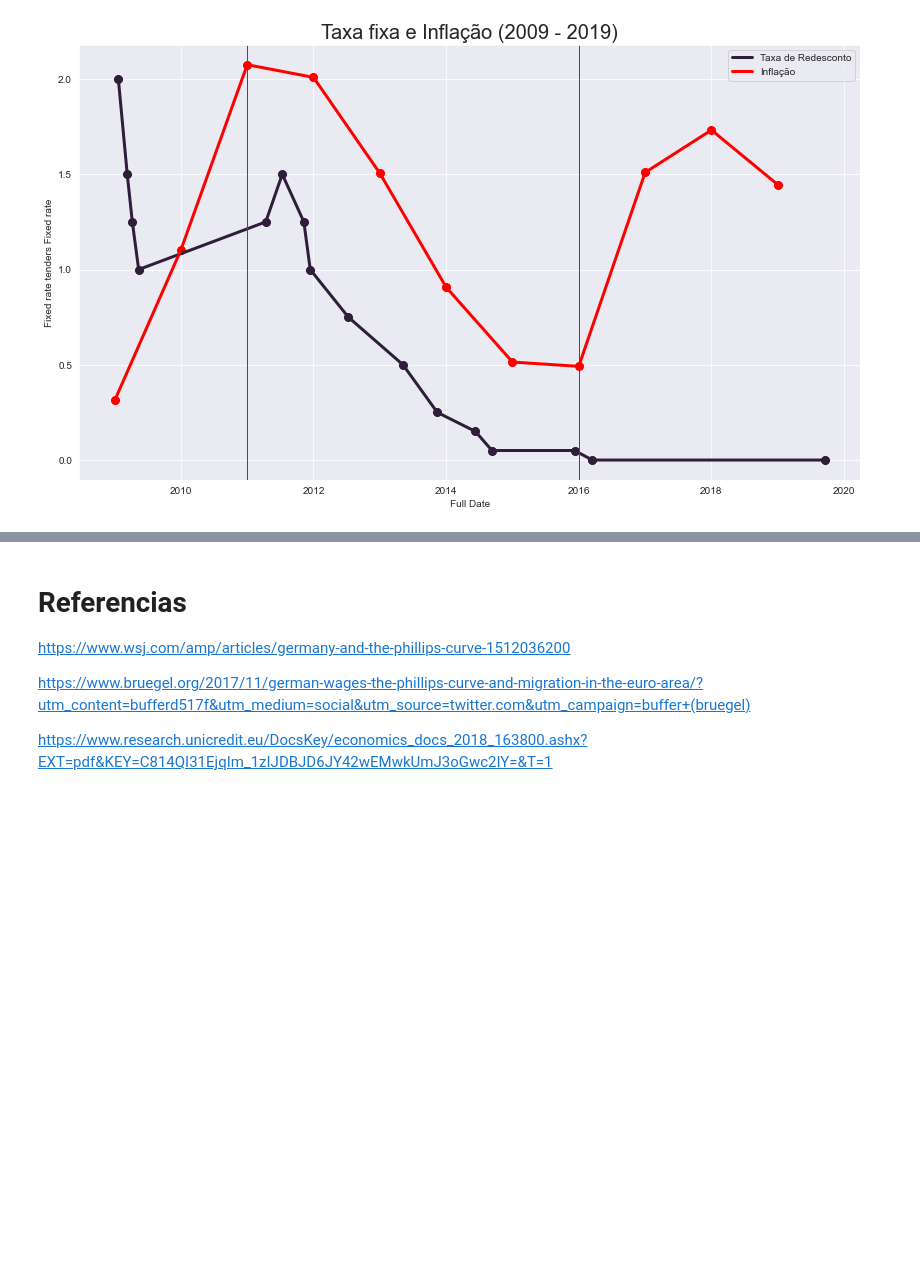
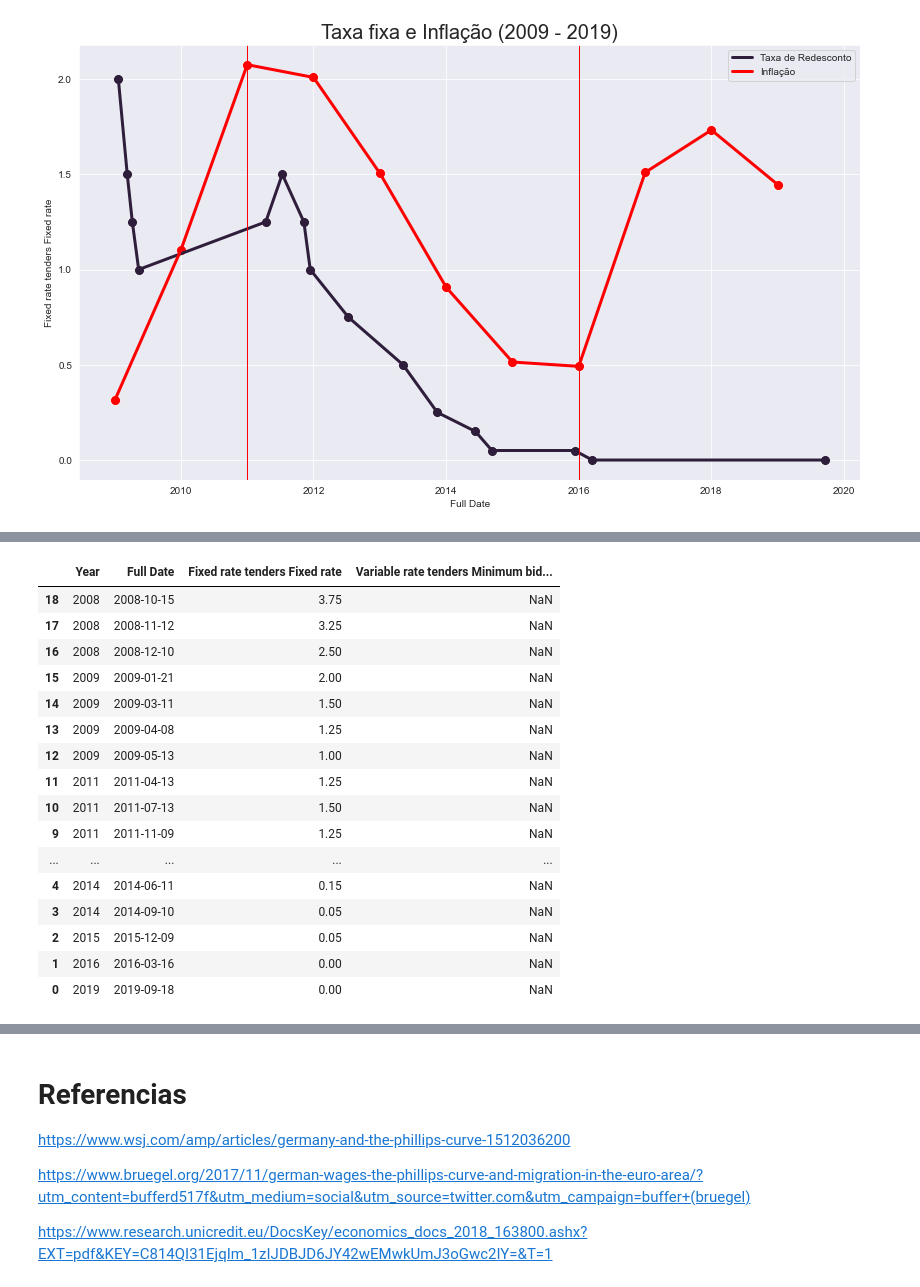
Before and after one commit to rmcnribeiro/T3_ECO-A, a Jupyter notebook: codigos/trabalho_3.ipynb, the cells around one changed output, grey strips where cells are left out. Cells and saved outputs as stored; diff of their text form; code cells hidden in the pictures; blank space fills up the shorter version.

```diff
--- a/codigos/trabalho_3.ipynb
+++ b/codigos/trabalho_3.ipynb
@@ -743,0 +761,20 @@ df_interesse_ap
+# %%
+df_interesse_ap_tot[::-1]
+# %% [output]
+|  | Year | Full Date | Fixed rate tenders Fixed rate | Variable rate tenders Minimum bid... |
+| 18 | 2008 | 2008-10-15 | 3.75 | NaN |
+| 17 | 2008 | 2008-11-12 | 3.25 | NaN |
+| 16 | 2008 | 2008-12-10 | 2.50 | NaN |
+| 15 | 2009 | 2009-01-21 | 2.00 | NaN |
+| 14 | 2009 | 2009-03-11 | 1.50 | NaN |
+| 13 | 2009 | 2009-04-08 | 1.25 | NaN |
+| 12 | 2009 | 2009-05-13 | 1.00 | NaN |
+| 11 | 2011 | 2011-04-13 | 1.25 | NaN |
+| 10 | 2011 | 2011-07-13 | 1.50 | NaN |
+| 9 | 2011 | 2011-11-09 | 1.25 | NaN |
+| ... | ... | ... | ... | ... |
+| 4 | 2014 | 2014-06-11 | 0.15 | NaN |
+| 3 | 2014 | 2014-09-10 | 0.05 | NaN |
+| 2 | 2015 | 2015-12-09 | 0.05 | NaN |
+| 1 | 2016 | 2016-03-16 | 0.00 | NaN |
+| 0 | 2019 | 2019-09-18 | 0.00 | NaN |
```
Also changed, not shown: parts of 7 cells of this notebook, 3 other files.
